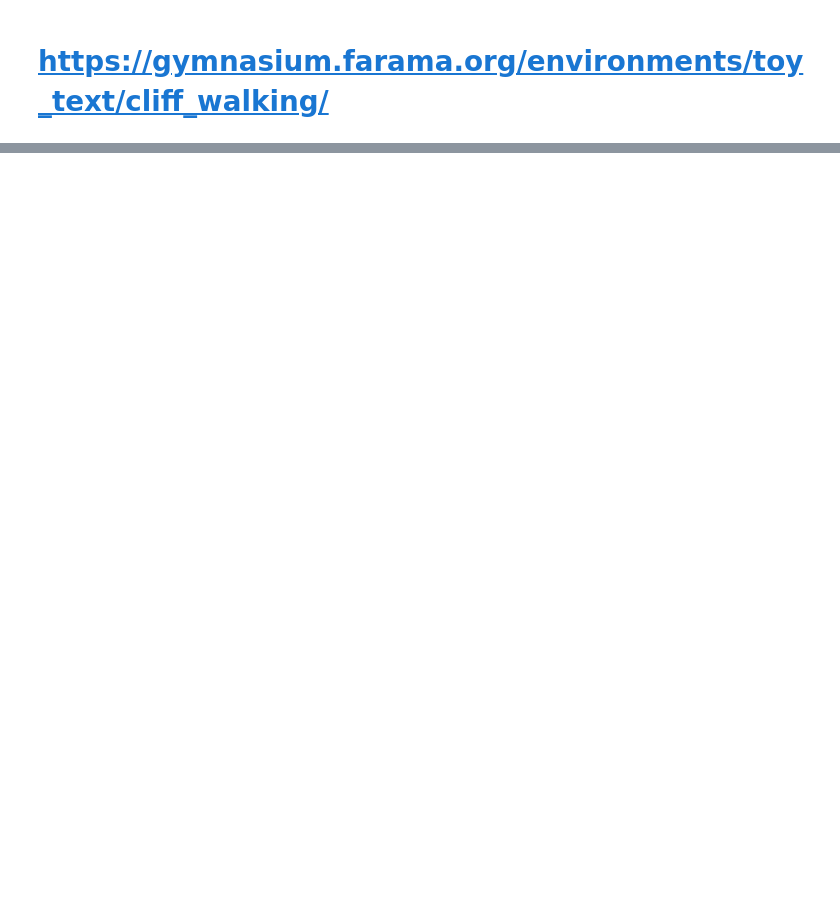
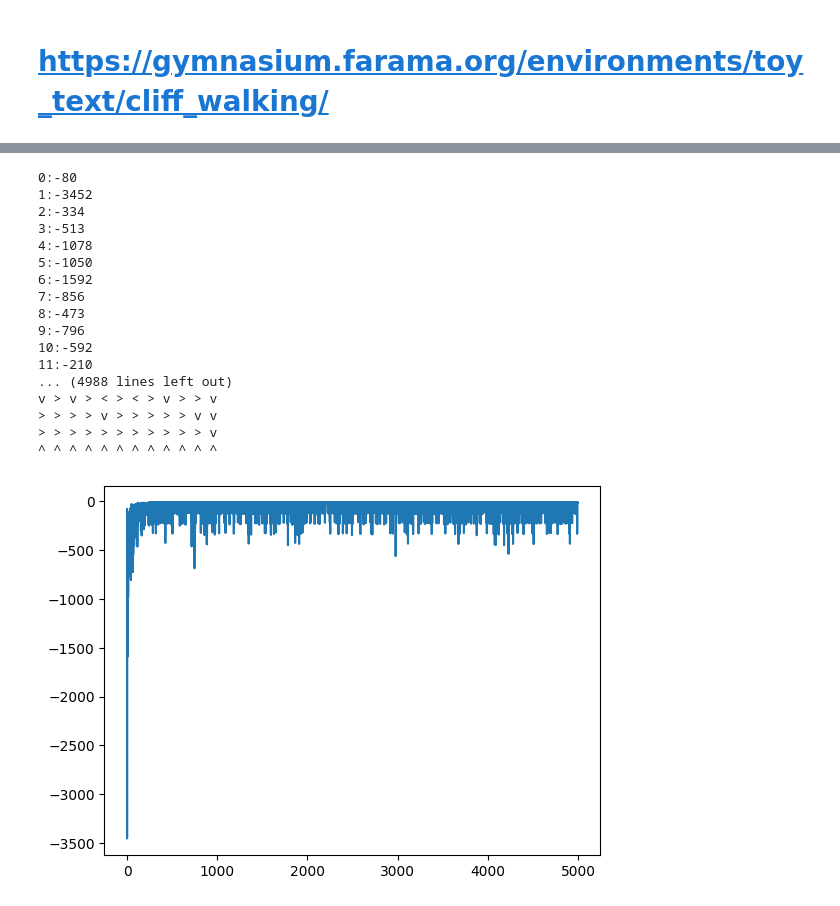
Before and after one commit to such-xl/LearningMakesMeHappy, a Jupyter notebook: RL/04_TD.ipynb, the cells around one changed output, grey strips where cells are left out. Saved outputs shown, nothing was run; the diff lists cells and outputs as text; code cells hidden in the pictures; blank space fills up the shorter version.

Commit message:
Q-Learning

```diff
--- a/RL/04_TD.ipynb
+++ b/RL/04_TD.ipynb
@@ -135,0 +153,75 @@ TypeError: 'list' object is not callable
+# %%
+class Qlearning:
+    """Q-learning算法"""
+    def __init__(self,ncol,nrow,epsilon,alpha,gamma,n_action=4) -> None:
+        self.Q_table = np.zeros([nrow*ncol,n_action])
+        self.n_action = n_action
+        self.alpha = alpha
+        self.gamma = gamma
+        self.epsilon = epsilon
+    def take_action(self,state):
+        if np.random.random()<self.epsilon:
+            action = np.random.randint(self.n_action)
+        else:
+            action = np.argmax(self.Q_table[state])
+        return action
+    def update(self,s0,a0,r,s1):
+        td_error = r+self.gamma*self.Q_table[s1].max()-self.Q_table[s0,a0]
+        self.Q_table[s0,a0] += self.alpha * td_error
+# %%
+ncol,nrow,epsilon,alpha,gamma,num_episodes,eposide = 12,4,0.1,.1,.1,5000,0
+#np.random.seed(0)
+agent = Qlearning(ncol,nrow,epsilon,alpha,gamma)
+return_list = []  #记录每一条序列的回报
+while eposide < num_episodes:
+    done = False
+    epsilon_return = 0
+    s = env.reset()[0]
+    while not done:
+        a = agent.take_action(s)
+        s1,r,done,truncated,_ = env.step(a)
+        agent.update(s,a,r,s1)
+        s = s1
+        epsilon_return+=r
+        if done:
+            print(f'{eposide}:{epsilon_return}')
+        #env.render()
+    return_list.append(epsilon_return)
+    eposide+=1
+
+#打印Q表格
+direct = {
+    0:'^',
+    1:'>',
+    2:'v',
+    3:'<'
+}
+for i in range(nrow):
+    for j in range(ncol):
+        index = np.argmax(agent.Q_table[ncol*i+j])
+        print(direct[index],end=' ')
+    print()
+
+#绘图
+plt.plot(range(0,eposide),return_list)
+plt.show()
+np.save(f'Q_table_{num_episodes}',agent.Q_table)
+# %% [output]
+0:-80
+1:-3452
+2:-334
+3:-513
+4:-1078
+5:-1050
+6:-1592
+7:-856
+8:-473
+9:-796
+10:-592
+11:-210
+... (4988 lines left out)
+v > v > < > < > v > > v
+> > > > v > > > > > v v
+> > > > > > > > > > > v
+^ ^ ^ ^ ^ ^ ^ ^ ^ ^ ^ ^
+[figure, added]
```
Also changed, not shown: parts of 2 cells of this notebook, 4 other files.
